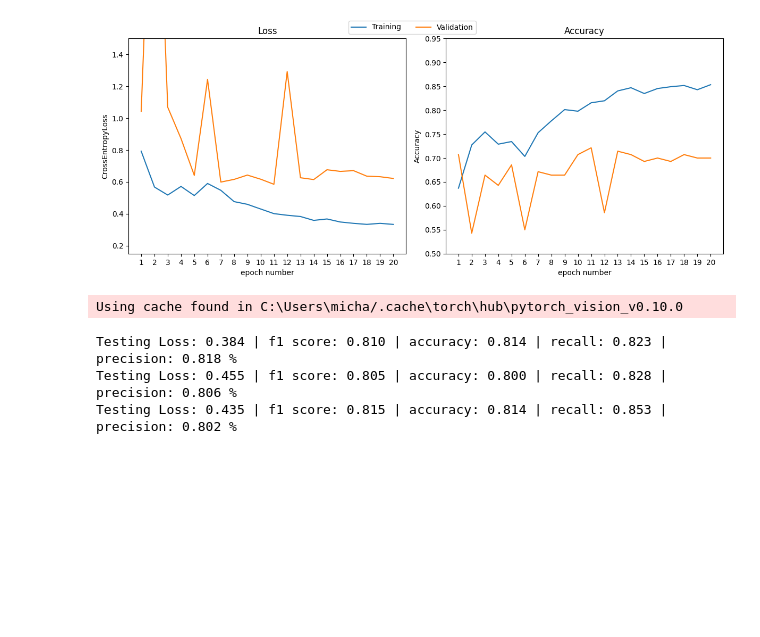
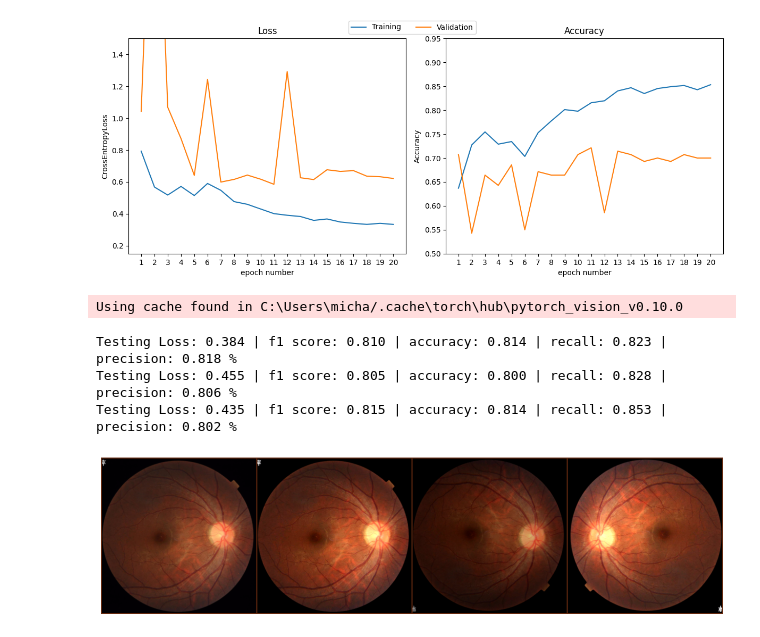
Before and after one commit to Mpasiowiec/Analiza-obrazu-i-diagnozowanie-cukrzycy-na-podstawie-zdjec-dna-oka, a Jupyter notebook: densenet/summary.ipynb, the cells around one changed output. Saved outputs shown, nothing was run; the diff lists cells and outputs as text; code cells hidden in the pictures; blank space fills up the shorter version.

```diff
--- a/densenet/summary.ipynb
+++ b/densenet/summary.ipynb
@@ -154,0 +248,17 @@ Testing Loss: 0.435 | f1 score: 0.815 | accuracy: 0.814 | recall: 0.853 | precis
+# %%
+image_path = './data/data_m/train/control/171_N.png'
+image = Image.open(image_path)
+samples = []
+samples.append(transforms.Compose(
+    [transforms.Resize(img_size),transforms.ToTensor(),
+     transforms.Normalize([0.3998, 0.1676, 0.0636], [0.2762, 0.1356, 0.0666])
+     ])(image))
+samples.append(data_transforms['train'](image))
+samples.append(data_transforms['train'](image))
+samples.append(data_transforms['train'](image))
+
+plt.figure(figsize=(16,24))
+grid_imgs = torchvision.utils.make_grid(samples)
+imgshow(grid_imgs)
+# %% [output]
+[figure, added]
```
Also changed, not shown: parts of 1 cell of this notebook, 1 other file.
